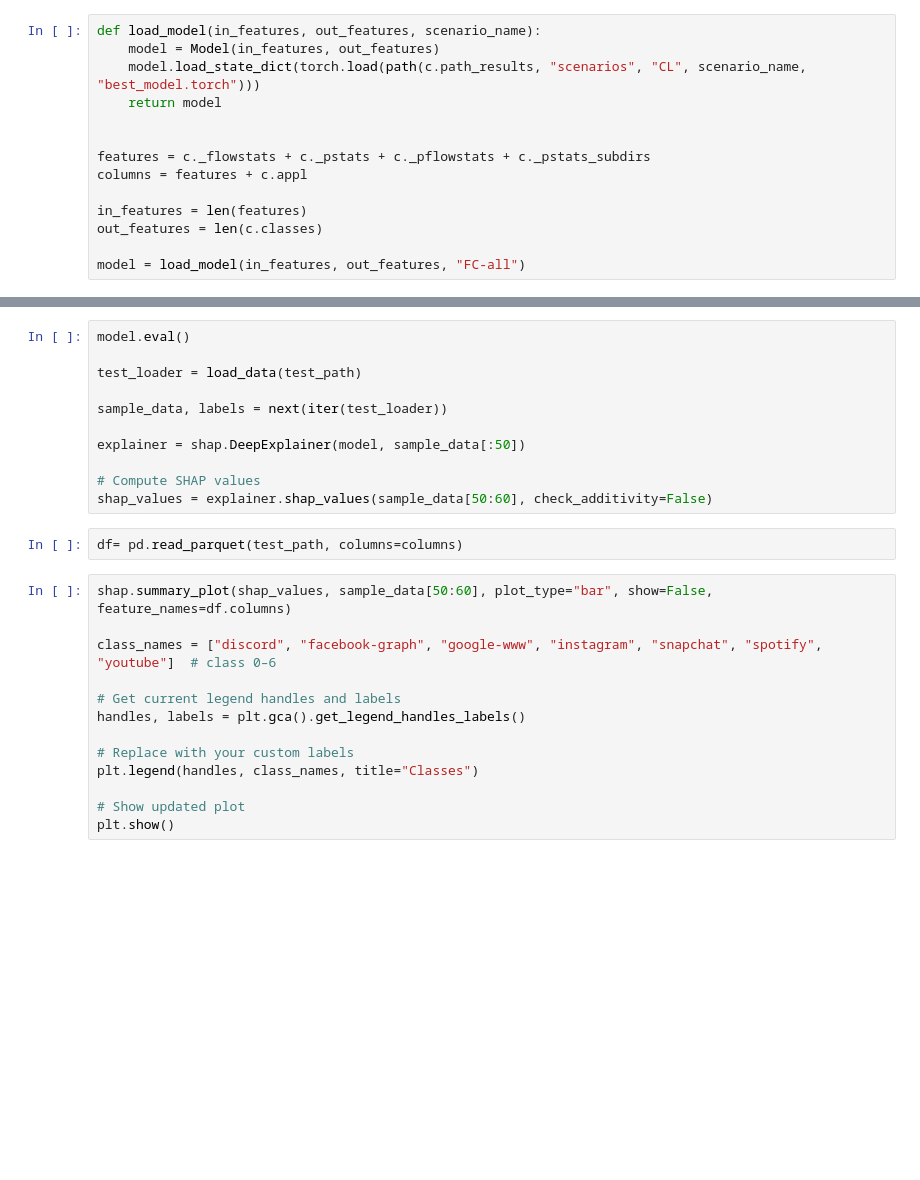
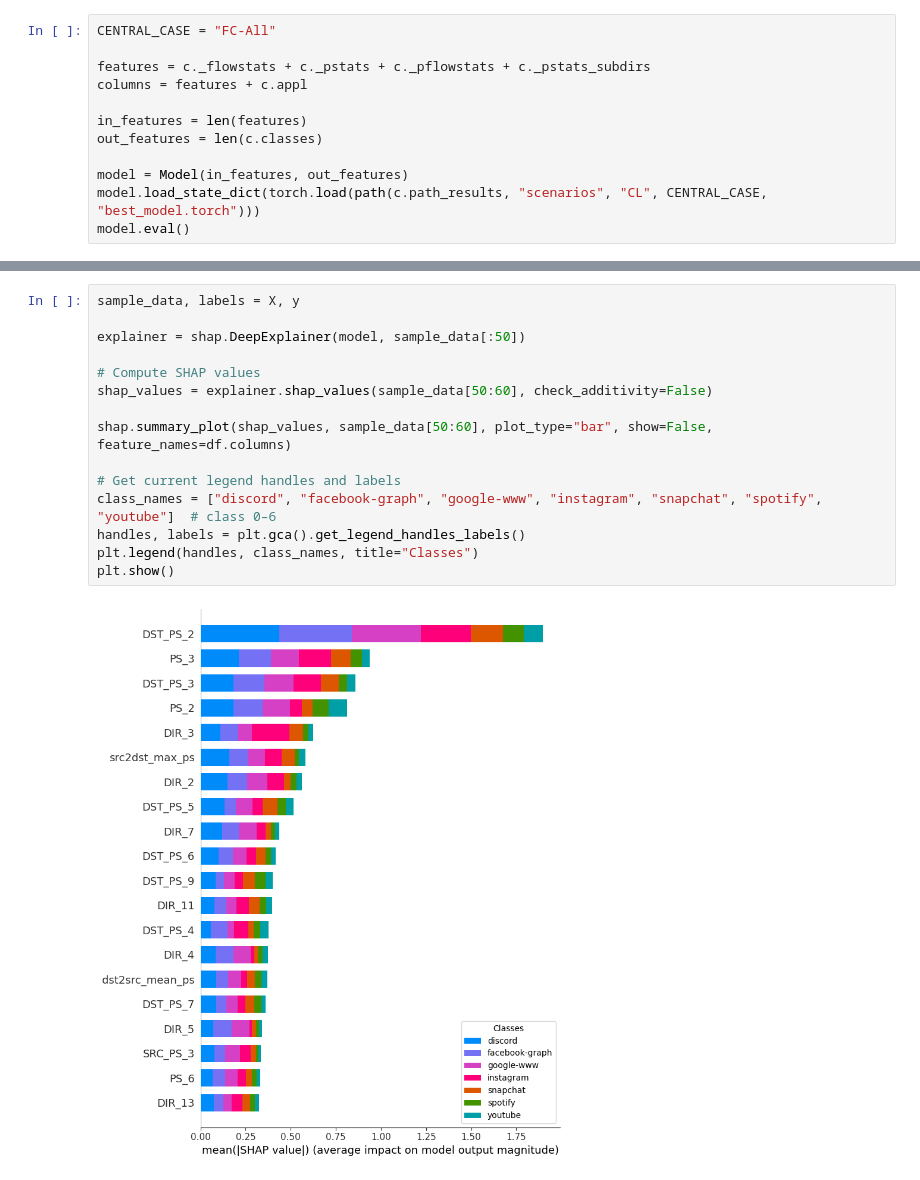
Before and after one commit to FlowFrontiers/FL-QUIC-TC, a Jupyter notebook: 4-shap.ipynb, the cells around one changed output, grey strips where cells are left out. Saved outputs shown, nothing was run; the diff lists cells and outputs as text; blank space fills up the shorter version.

Commit message:
shap

```diff
--- a/4-shap.ipynb
+++ b/4-shap.ipynb
@@ -26,9 +24,5 @@ logger = logging.getLogger(__name__)
 # %%
-def load_model(in_features, out_features, scenario_name):
-    model = Model(in_features, out_features)
-    model.load_state_dict(torch.load(path(c.path_results, "scenarios", "CL", scenario_name, "best_model.torch")))
-    return model
-
+CENTRAL_CASE = "FC-All"
 
 features = c._flowstats + c._pstats + c._pflowstats + c._pstats_subdirs
 columns = features + c.appl
@@ -36,4 +30,6 @@ columns = features + c.appl
 in_features = len(features)
 out_features = len(c.classes)
 
-model = load_model(in_features, out_features, "FC-all")
+model = Model(in_features, out_features)
+model.load_state_dict(torch.load(path(c.path_results, "scenarios", "CL", CENTRAL_CASE, "best_model.torch")))
+model.eval()
@@ -72,26 +68,17 @@ def load_data(path):
 # %%
-model.eval()
-
-test_loader = load_data(test_path)
-
-sample_data, labels = next(iter(test_loader))
+sample_data, labels = X, y
 
 explainer = shap.DeepExplainer(model, sample_data[:50])
 
 # Compute SHAP values
 shap_values = explainer.shap_values(sample_data[50:60], check_additivity=False)
+
+shap.summary_plot(shap_values, sample_data[50:60], plot_type="bar", show=False, feature_names=df.columns)
+
+# Get current legend handles and labels
+class_names = ["discord", "facebook-graph", "google-www", "instagram", "snapchat", "spotify", "youtube"]  # class 0–6
+handles, labels = plt.gca().get_legend_handles_labels()
+plt.legend(handles, class_names, title="Classes")
+plt.show()
+# %% [output]
+[figure, added]
-# %%
-df= pd.read_parquet(test_path, columns=columns)
-# %%
-shap.summary_plot(shap_values, sample_data[50:60], plot_type="bar", show=False, feature_names=df.columns)
-
-class_names = ["discord", "facebook-graph", "google-www", "instagram", "snapchat", "spotify", "youtube"]  # class 0–6
-
-# Get current legend handles and labels
-handles, labels = plt.gca().get_legend_handles_labels()
-
-# Replace with your custom labels
-plt.legend(handles, class_names, title="Classes")
-
-# Show updated plot
-plt.show()
```
Also changed, not shown: parts of 8 cells of this notebook.
